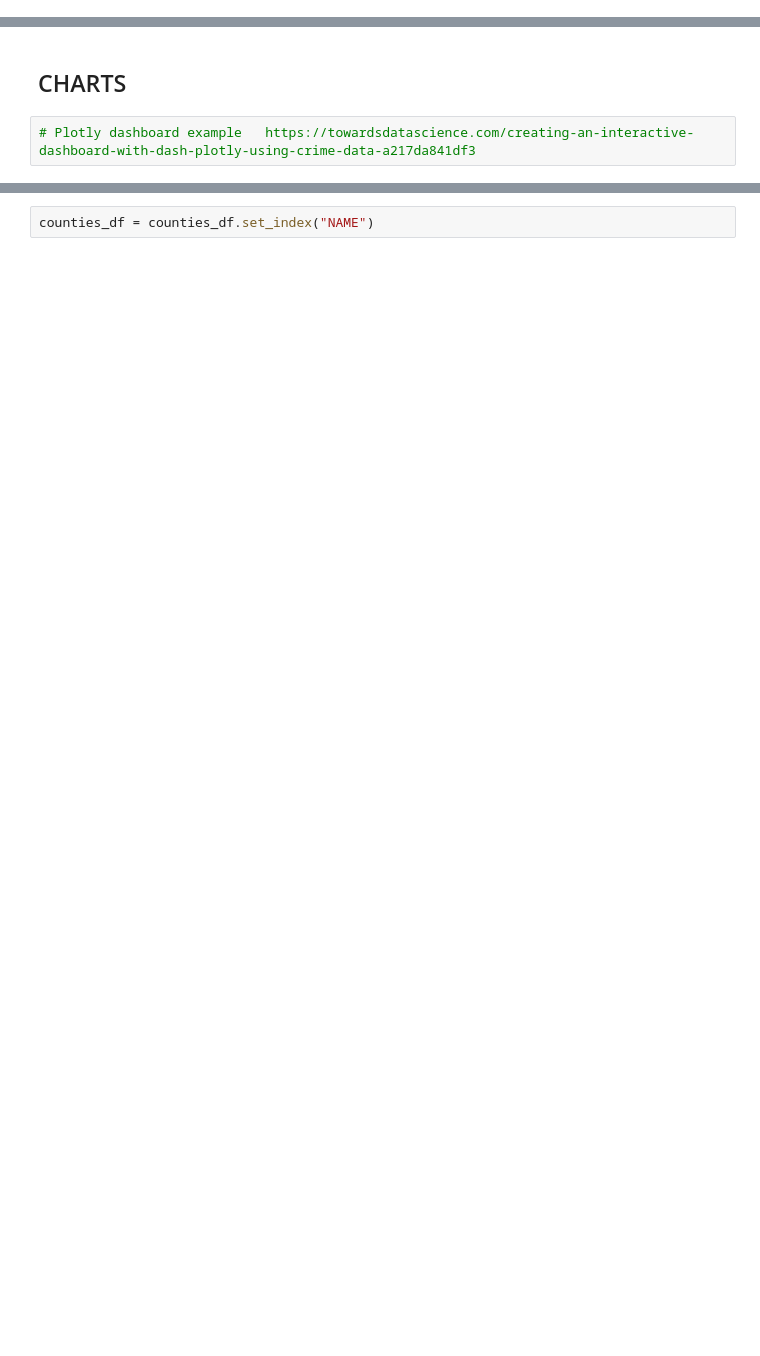
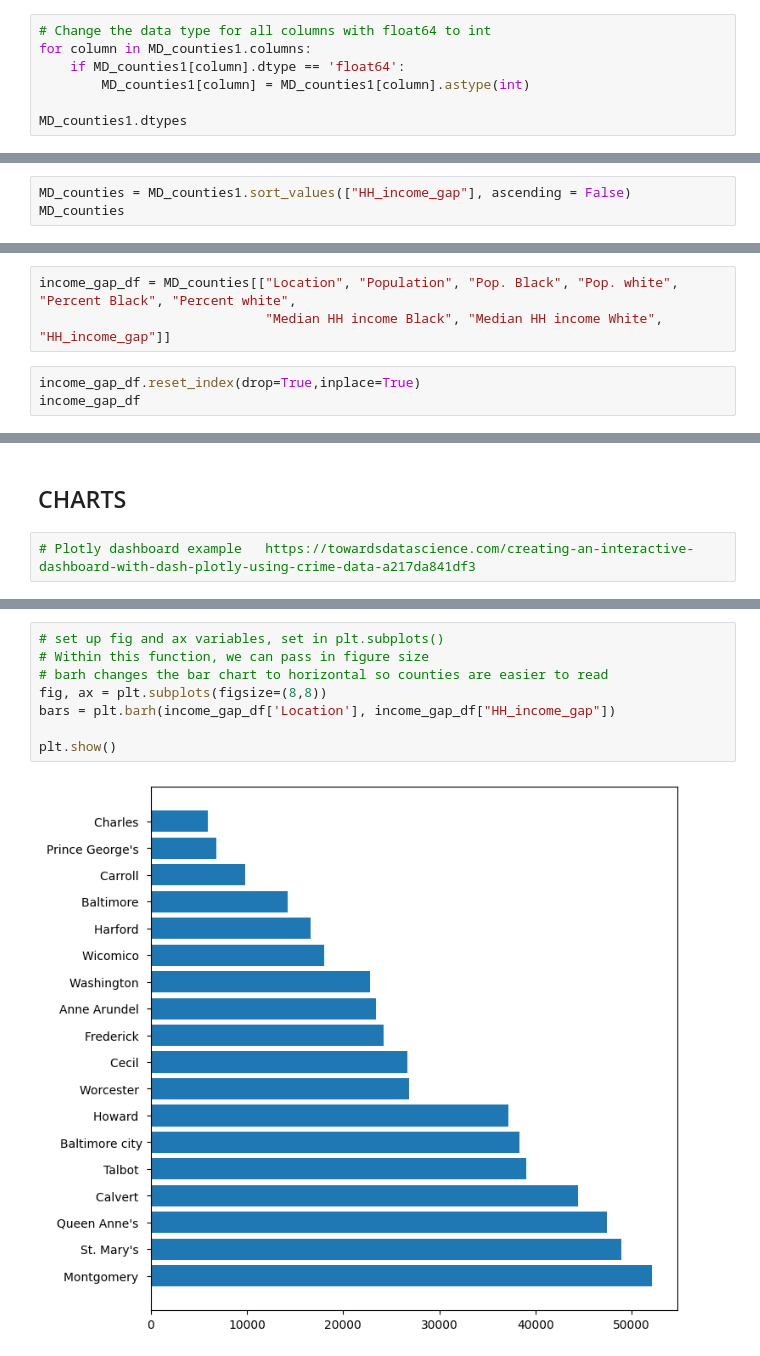
Before and after one commit to Jenkir/census-demographics-city-level, a Jupyter notebook: ACS-city-demographics-API090423.ipynb, the cells around one changed output, grey strips where cells are left out. Cells and saved outputs as stored; diff of their text form; blank space fills up the shorter version.

Commit message:
Added matplotlib charts

```diff
--- a/ACS-city-demographics-API090423.ipynb
+++ b/ACS-city-demographics-API090423.ipynb
@@ -155,0 +331,7 @@ counties_df.head()
+# %%
+# Change the data type for all columns with float64 to int
+for column in MD_counties1.columns:
+    if MD_counties1[column].dtype == 'float64':
+        MD_counties1[column] = MD_counties1[column].astype(int)
+
+MD_counties1.dtypes
@@ -155,0 +356,3 @@ counties_df.head()
+# %%
+MD_counties = MD_counties1.sort_values(["HH_income_gap"], ascending = False)
+MD_counties
@@ -155,0 +378,6 @@ counties_df.head()
+# %%
+income_gap_df = MD_counties[["Location", "Population", "Pop. Black", "Pop. white", "Percent Black", "Percent white",
+                             "Median HH income Black", "Median HH income White", "HH_income_gap"]]
+# %%
+income_gap_df.reset_index(drop=True,inplace=True)
+income_gap_df
@@ -163,2 +412,10 @@ counties_df.head()
 # %%
-counties_df = counties_df.set_index("NAME")
+# set up fig and ax variables, set in plt.subplots()
+# Within this function, we can pass in figure size
+# barh changes the bar chart to horizontal so counties are easier to read
+fig, ax = plt.subplots(figsize=(8,8))
+bars = plt.barh(income_gap_df['Location'], income_gap_df["HH_income_gap"])
+
+plt.show()
+# %% [output]
+[figure, added]
```
Also changed, not shown: parts of 28 cells of this notebook, 2 other files.
